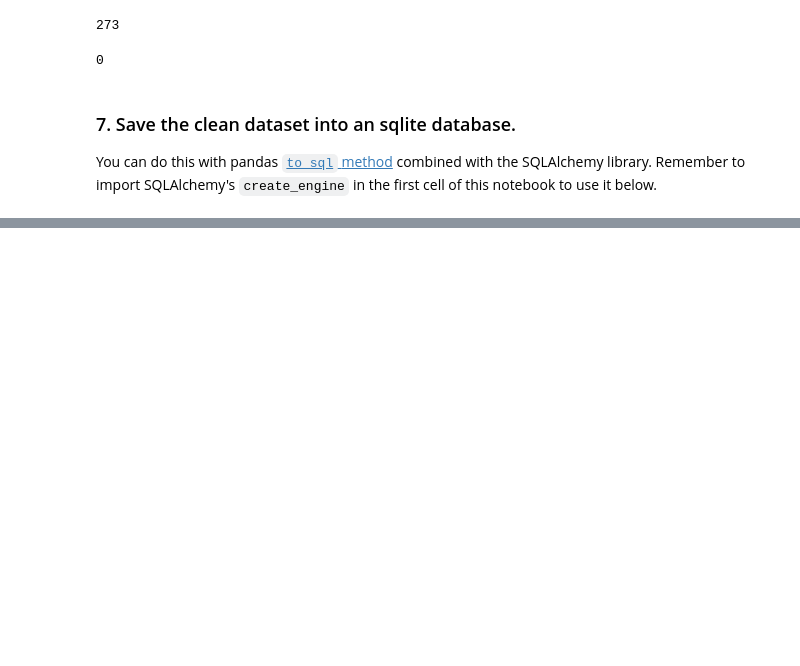
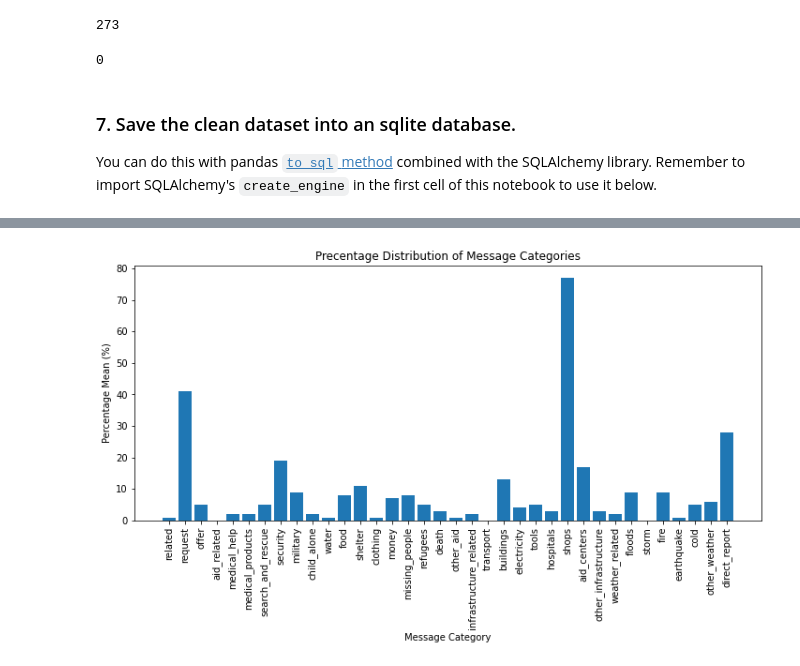
Before and after one commit to ikennanwosu/Disaster_Response_Pipeline, a Jupyter notebook: ETL_Pipeline.ipynb, the cells around one changed output, grey strips where cells are left out. Cells and saved outputs as stored; diff of their text form; code cells hidden in the pictures; blank space fills up the shorter version.

```diff
--- a/ETL_Pipeline.ipynb
+++ b/ETL_Pipeline.ipynb
@@ -164,0 +300,16 @@ Use the template file attached in the Resources folder to write a script that ru
+# %%
+category_names = df.columns[4:].tolist()
+df_category = df.melt(id_vars='message', value_vars=category_names)
+df_category.columns = ['message', 'category', 'response']
+category_mean = df_category.groupby('category')['response'].mean()
+category_precent_mean = round(100*category_mean,0).values.astype(int)
+
+
+plt.figure(figsize=(12,5))
+plt.bar(category_names, category_precent_mean)
+plt.xticks(rotation=90)
+plt.xlabel('Message Category')
+plt.ylabel('Percentage Mean (%)')
+plt.title('Precentage Distribution of Message Categories');
+# %% [output]
+[figure, added]
```
Also changed, not shown: parts of 23 cells of this notebook.
